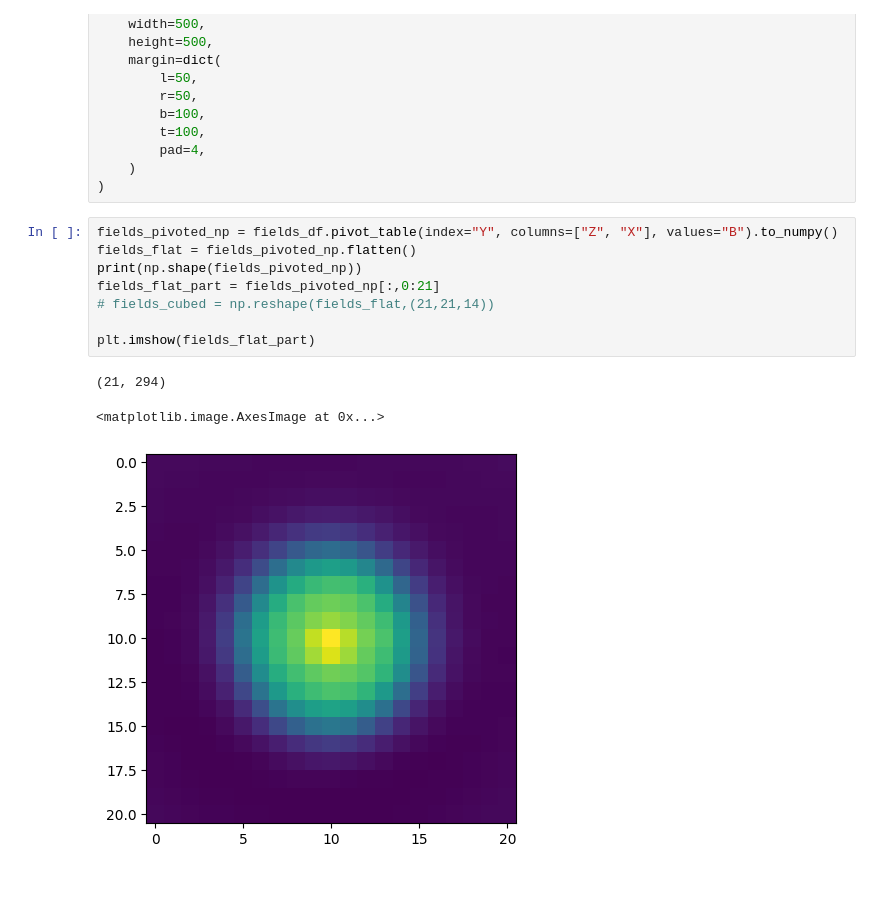
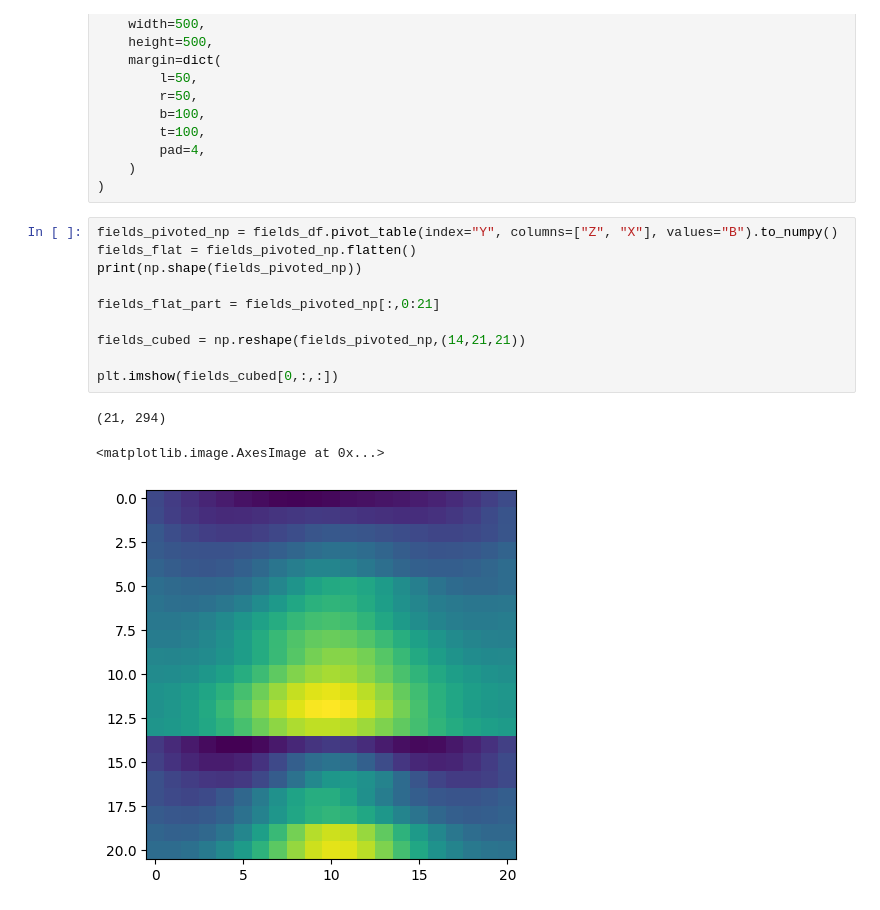
Before and after one commit to arteys/PhD-scripts, a Jupyter notebook: Magnetic_field_data_processing.ipynb, the cells around one changed output. Saved outputs shown, nothing was run; the diff lists cells and outputs as text.

```diff
--- a/Magnetic_field_data_processing.ipynb
+++ b/Magnetic_field_data_processing.ipynb
@@ -113,12 +113,14 @@ fig.update_layout(
 # %%
 fields_pivoted_np = fields_df.pivot_table(index="Y", columns=["Z", "X"], values="B").to_numpy()
 fields_flat = fields_pivoted_np.flatten()
 print(np.shape(fields_pivoted_np))
+
 fields_flat_part = fields_pivoted_np[:,0:21]
-# fields_cubed = np.reshape(fields_flat,(21,21,14))
 
-plt.imshow(fields_flat_part)
+fields_cubed = np.reshape(fields_pivoted_np,(14,21,21))
+
+plt.imshow(fields_cubed[0,:,:])
 # %% [output]
 (21, 294)
 <matplotlib.image.AxesImage at 0x...>
-[figure, old version]
+[figure, new version]
```
